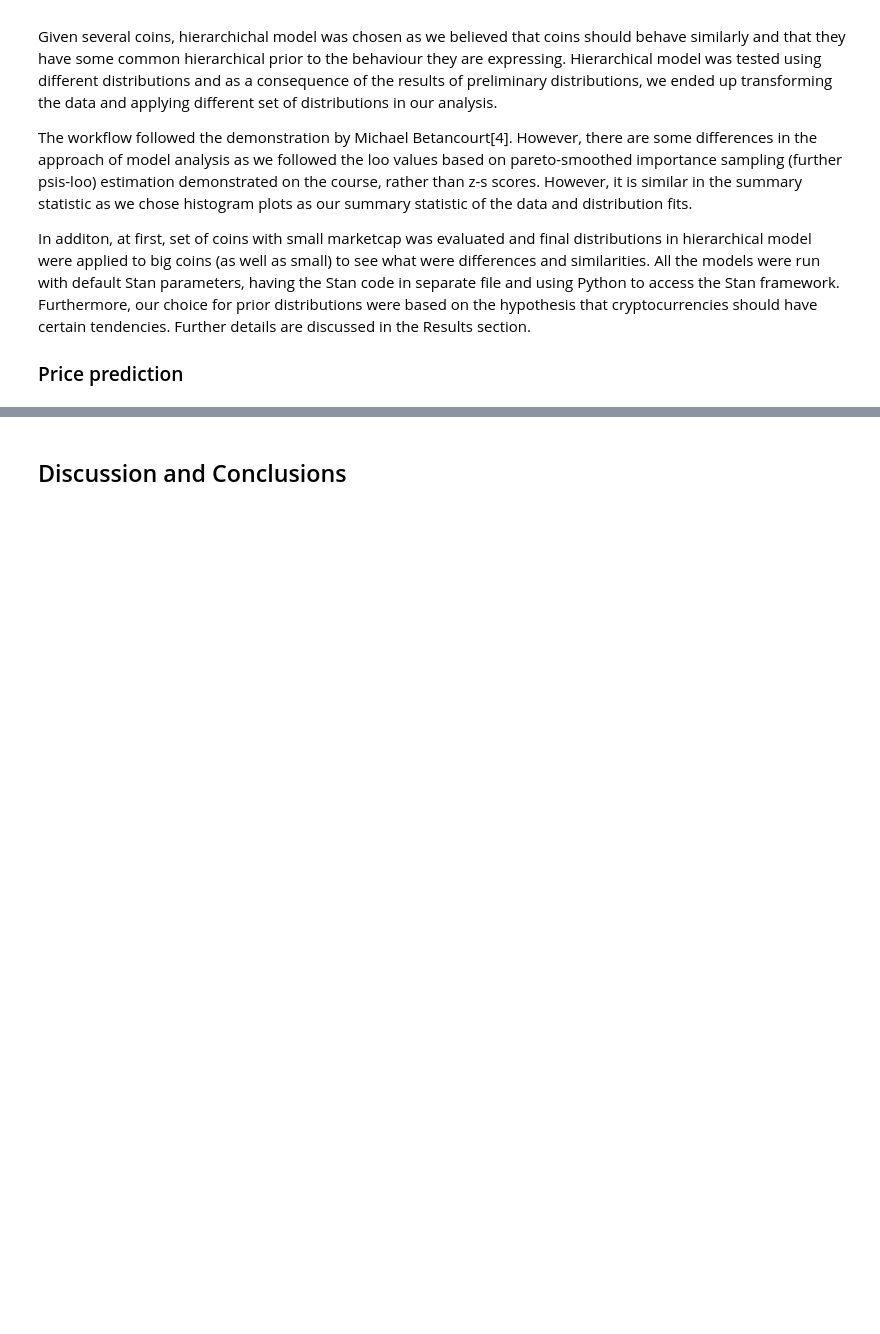
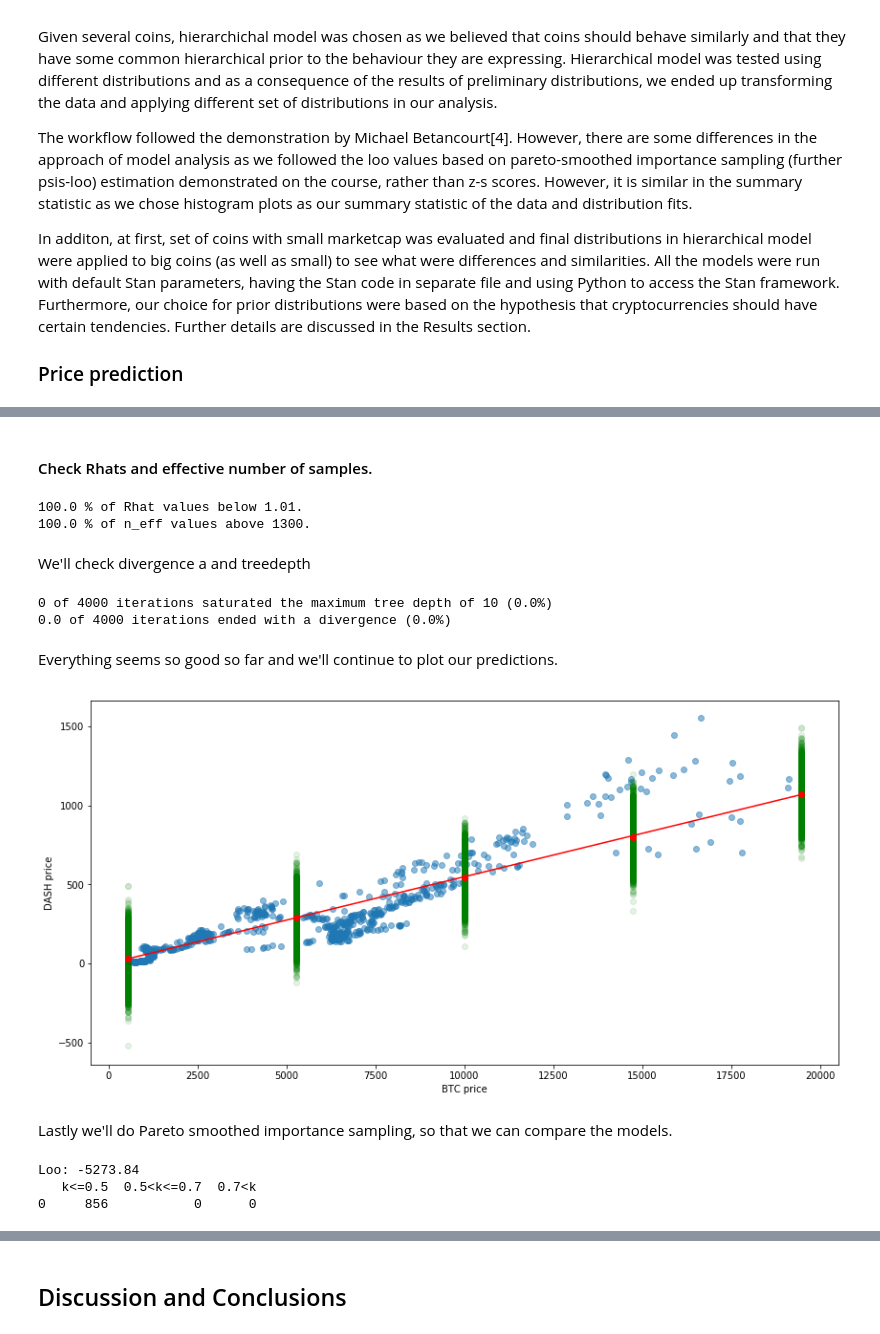
Before and after one commit to cell2749/BDA_Project, a Jupyter notebook: Report_0_3.ipynb, the cells around one changed output, grey strips where cells are left out. Cells and saved outputs as stored; diff of their text form; code cells hidden in the pictures; blank space fills up the shorter version.

Commit message:
Added predictions to new main report

```diff
--- a/Report_0_3.ipynb
+++ b/Report_0_3.ipynb
@@ -304,0 +307,14 @@ Our intuition behind the phenomenon of individual coins having a mixture distrib
+# %%
+import numpy as np
+data = pd.read_csv('data/selected/combined.csv', delimiter=",")
+n = data.shape[0]
+m = 5
+x = data[['BTC price(USD)']].values.flatten()[0:n]
+y = data[['DASH price(USD)']].values.flatten()[0:n]
+p = np.linspace(data[['BTC price(USD)']].min(), data[['BTC price(USD)']].max(), m)
+# %%
+import stan_utility
+model = stan_utility.compile_model('prediction/lin_ex2.stan')
+model_data = dict(N=n,M=m,x=x,y=y,xpreds=p)
+fit = model.sampling(data=model_data, seed=74749)
+samples = fit.extract(permuted=True)
@@ -304,0 +323,55 @@ Our intuition behind the phenomenon of individual coins having a mixture distrib
+# %% [markdown]
+#### Check Rhats and effective number of samples.
+# %%
+s = fit.summary()
+summary = pd.DataFrame(s['summary'], columns=s['summary_colnames'], index=s['summary_rownames'])
+c = summary.shape[0]
+rhat_c = sum(summary['Rhat'] < 1.01)
+n_eff_c = sum(summary['n_eff'] > 1300)
+print("%.1f %% of Rhat values below 1.01." % (rhat_c/c*100))
+print("%.1f %% of n_eff values above 1300." % (n_eff_c/c*100))
+# %% [output]
+100.0 % of Rhat values below 1.01.
+100.0 % of n_eff values above 1300.
+# %% [markdown]
+We'll check divergence a and treedepth
+# %%
+stan_utility.check_treedepth(fit)
+stan_utility.check_div(fit)
+# %% [output]
+0 of 4000 iterations saturated the maximum tree depth of 10 (0.0%)
+0.0 of 4000 iterations ended with a divergence (0.0%)
+# %% [markdown]
+Everything seems so good so far and we'll continue to plot our predictions.
+# %%
+f, ax = plt.subplots(1, 1, figsize=(14,7), sharex=True)
+preds = samples['ypreds'].T
+ax.scatter(data['BTC price(USD)'], data['DASH price(USD)'], alpha=0.5)
+ax.set_ylabel('DASH price')
+ax.set_xlabel('BTC price')
+ax.plot([p[0],p[-1]], [np.mean(preds[0]),np.mean(preds[-1])], c='r', alpha=1)
+for i in range(m):
+    ax.scatter([p[i]]*len(preds[i]),preds[i], alpha=0.1, c='g', marker="o")
+    ax.scatter(p[i],np.mean(preds[i]), c='r')
+# %% [output]
+[figure, added]
+# %% [markdown]
+Lastly we'll do Pareto smoothed importance sampling, so that we can compare the models.
+# %%
+from psis import psisloo
+loglik = samples['log_lik']
+loo, loos, ks = psisloo(loglik)
+print("Loo: %.2f" % loo)
+
+ks_sum = [[
+    (ks <= 0.5).sum(),
+    sum([1 for k in ks if k > 0.5 and k <= 0.7]),
+    (ks > 0.7).sum()
+]]
+
+ks_df = pd.DataFrame(ks_sum, columns=["k<=0.5", "0.5<k<=0.7", "0.7<k"])
+print(ks_df)
+# %% [output]
+Loo: -5273.84
+   k<=0.5  0.5<k<=0.7  0.7<k
+0     856           0      0
```
Also changed, not shown: parts of 13 cells of this notebook, 9 other files.
